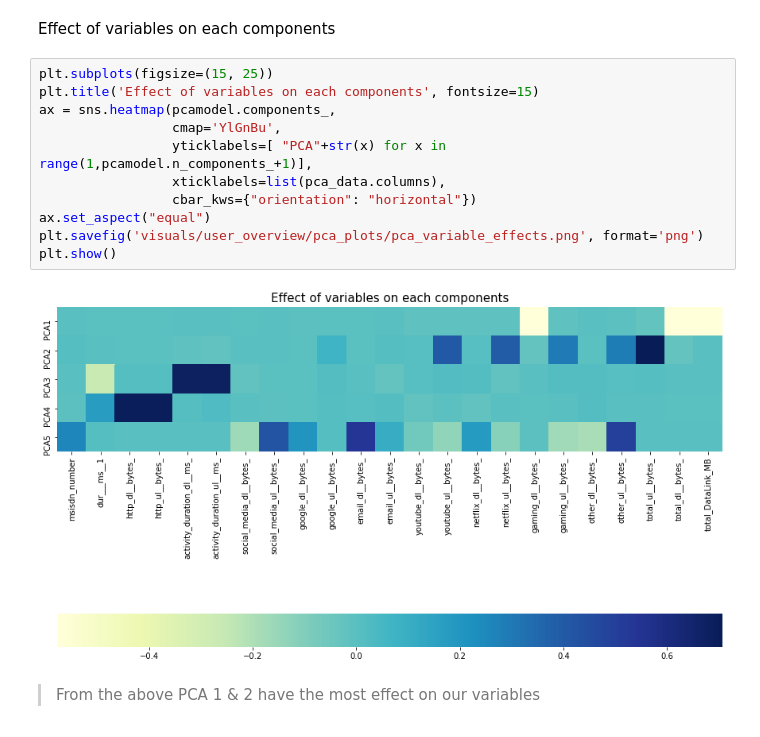
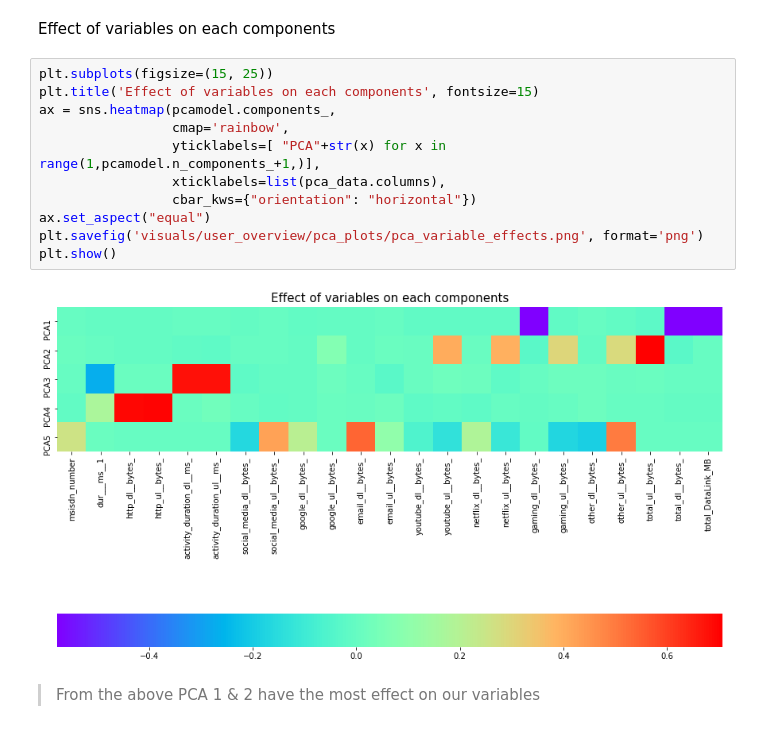
Before and after one commit to Patrick5455/tellco_user_analytics, a Jupyter notebook: analyis/user_overview.ipynb, the cells around one changed output. Saved outputs shown, nothing was run; the diff lists cells and outputs as text.

```diff
--- a/analyis/user_overview.ipynb
+++ b/analyis/user_overview.ipynb
@@ -1591,16 +1591,16 @@ Effect of variables on each components
 # %%
 plt.subplots(figsize=(15, 25))
 plt.title('Effect of variables on each components', fontsize=15)
 ax = sns.heatmap(pcamodel.components_,
-                 cmap='YlGnBu',
-                 yticklabels=[ "PCA"+str(x) for x in range(1,pcamodel.n_components_+1)],
+                 cmap='rainbow',
+                 yticklabels=[ "PCA"+str(x) for x in range(1,pcamodel.n_components_+1,)],
                  xticklabels=list(pca_data.columns),
                  cbar_kws={"orientation": "horizontal"})
 ax.set_aspect("equal")
 plt.savefig('visuals/user_overview/pca_plots/pca_variable_effects.png', format='png')
 plt.show()
 # %% [output]
-[figure, old version]
+[figure, new version]
 # %% [markdown]
 > From the above PCA 1 & 2 have the most effect on our variables
 # %% [markdown]
```
Also changed, not shown: 1 other file.
